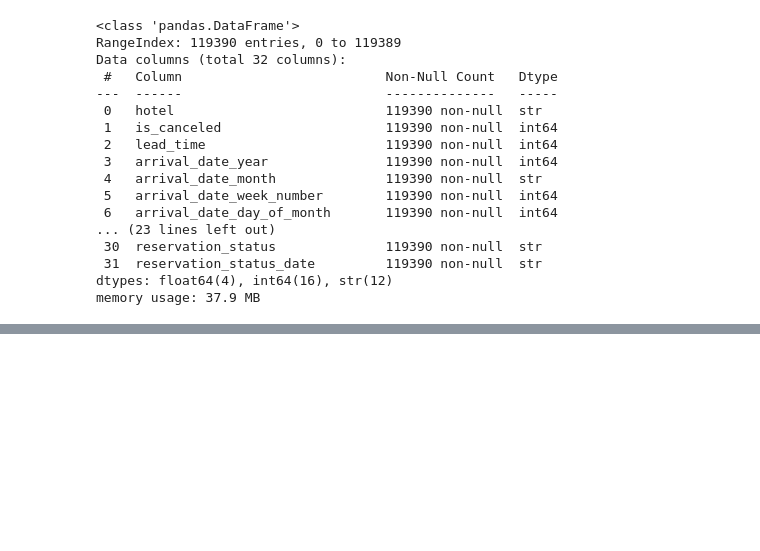
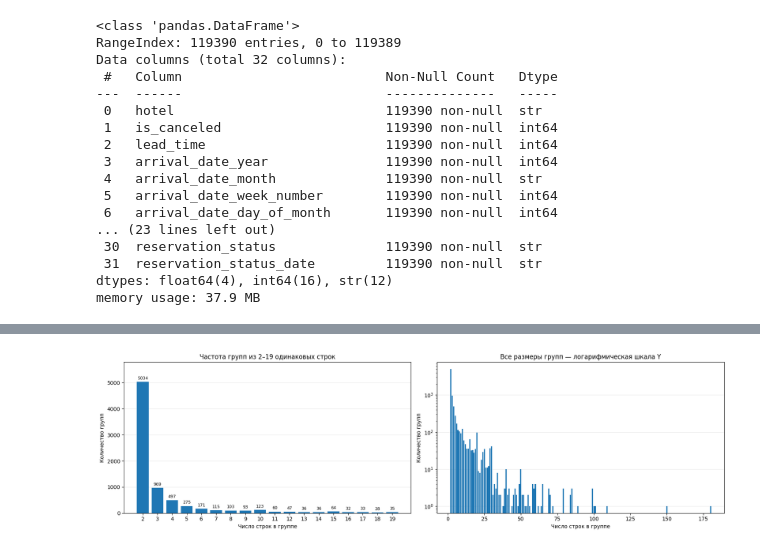
Before and after one commit to prodavec-svg/Hotel_EDA, a Jupyter notebook: notebooks/01_hotel_eda.ipynb, the cells around one changed output, grey strips where cells are left out. Drawn from its saved outputs; the diff is of its cells as text; code cells hidden in the pictures; blank space fills up the shorter version.

```diff
--- a/notebooks/01_hotel_eda.ipynb
+++ b/notebooks/01_hotel_eda.ipynb
@@ -92,0 +314,12 @@ memory usage: 37.9 MB
+# %%
+row_frequencies=df.value_counts(dropna=False)
+duplicate_group_sizes=row_frequencies[row_frequencies>1]
+
+duplicate_distribution=(
+    duplicate_group_sizes.value_counts()
+    .sort_index()
+    .rename_axis("group_size")
+    .rename("group_count")
+    .to_frame()
+)
+duplicate_distribution.head()
@@ -92,0 +334,32 @@ memory usage: 37.9 MB
+# %%
+frequencies=duplicate_distribution['group_count'].reindex(range(2,20),fill_value=0)
+# %%
+fig, axes = plt.subplots(1, 2, figsize=(17, 5))
+
+
+bars = axes[0].bar(frequencies.index, height=frequencies.values)
+axes[0].bar_label(bars, padding=3, fontsize=8)
+axes[0].set_xticks(frequencies.index)
+axes[0].set_ylim(0, frequencies.max() * 1.15)
+axes[0].set_title(
+    f"Частота групп из {frequencies.index.min()}–{frequencies.index.max()} одинаковых строк"
+)
+
+# Полное распределение: логарифмическая шкала только по оси Y.
+axes[1].bar(
+    duplicate_distribution.index,
+    height=duplicate_distribution["group_count"],
+)
+axes[1].set_yscale("log")
+axes[1].set_title("Все размеры групп — логарифмическая шкала Y")
+
+for ax in axes:
+    ax.set_xlabel("Число строк в группе")
+    ax.set_ylabel("Количество групп")
+    ax.grid(axis="y", alpha=0.25)
+    ax.set_axisbelow(True)
+
+plt.tight_layout()
+plt.show()
+# %% [output]
+[figure, added]
```
Also changed, not shown: parts of 43 cells of this notebook, 1 other file.
